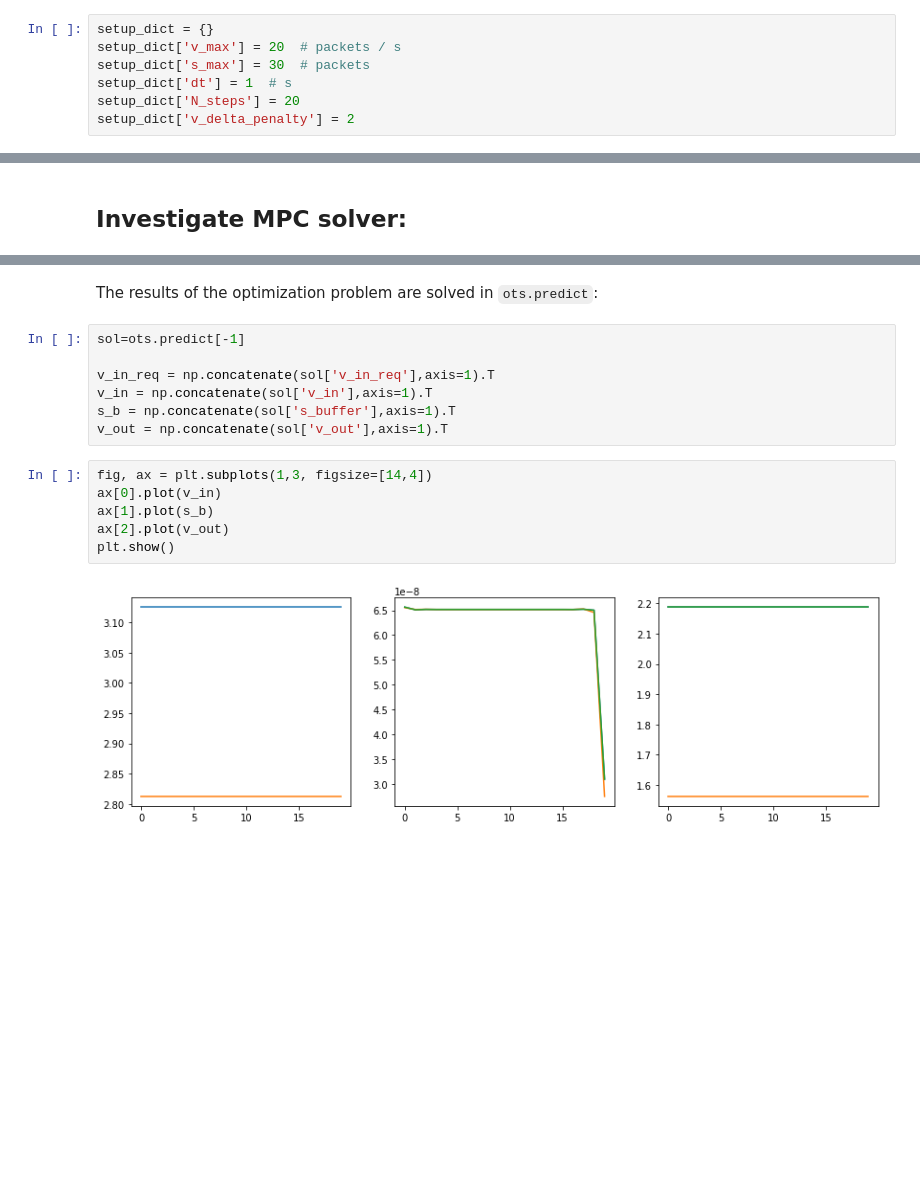
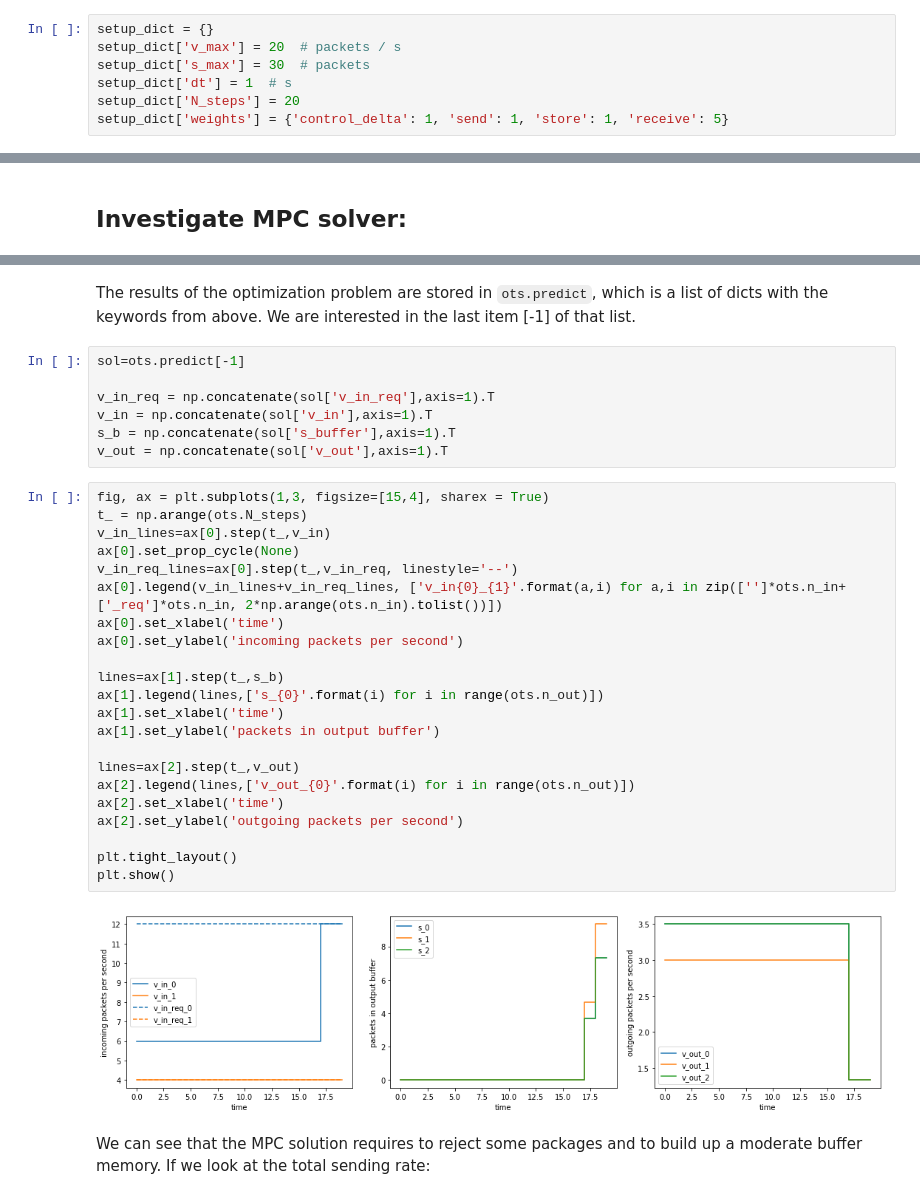
Before and after one commit to cdoepmann/predictor-core, a Jupyter notebook: OTS/ots_test.ipynb, the cells around one changed output, grey strips where cells are left out. Saved outputs shown, nothing was run; the diff lists cells and outputs as text; blank space fills up the shorter version.

````diff
--- a/OTS/ots_test.ipynb
+++ b/OTS/ots_test.ipynb
@@ -15,7 +15,7 @@ setup_dict['v_max'] = 20  # packets / s
 setup_dict['s_max'] = 30  # packets
 setup_dict['dt'] = 1  # s
 setup_dict['N_steps'] = 20
-setup_dict['v_delta_penalty'] = 2
+setup_dict['weights'] = {'control_delta': 1, 'send': 1, 'store': 1, 'receive': 5}
 # %% [markdown]
 - **v_max**: is the maximum number of packets that can be processed per second. Processing means the sum of all incoming and outgoing packets. As these incoming and outgoing packets share the same band they are collectively limited.
 - **s_max**: is the maximum number of packets in the server. The NS-F server nodes rejects packets (they are lost) if this value is to be exceeded otherwise.
@@ -315,5 +323,5 @@ Number of nonzeros in Lagrangian Hessian.............:      100
 # %% [markdown]
-The results of the optimization problem are solved in ```ots.predict```:
+The results of the optimization problem are stored in ```ots.predict```, which is a list of dicts with the keywords from above. We are interested in the last item [-1] of that list.
 # %%
 sol=ots.predict[-1]
 
@@ -321,11 +329,29 @@ v_in_req = np.concatenate(sol['v_in_req'],axis=1).T
 v_in = np.concatenate(sol['v_in'],axis=1).T
 s_b = np.concatenate(sol['s_buffer'],axis=1).T
 v_out = np.concatenate(sol['v_out'],axis=1).T
-# %%
-fig, ax = plt.subplots(1,3, figsize=[14,4])
-ax[0].plot(v_in)
-ax[1].plot(s_b)
-ax[2].plot(v_out)
-plt.show()
-# %% [output]
-[figure, removed]
+# %%
+fig, ax = plt.subplots(1,3, figsize=[15,4], sharex = True)
+t_ = np.arange(ots.N_steps)
+v_in_lines=ax[0].step(t_,v_in)
+ax[0].set_prop_cycle(None)
+v_in_req_lines=ax[0].step(t_,v_in_req, linestyle='--')
+ax[0].legend(v_in_lines+v_in_req_lines, ['v_in{0}_{1}'.format(a,i) for a,i in zip(['']*ots.n_in+['_req']*ots.n_in, 2*np.arange(ots.n_in).tolist())])
+ax[0].set_xlabel('time')
+ax[0].set_ylabel('incoming packets per second')
+
+lines=ax[1].step(t_,s_b)
+ax[1].legend(lines,['s_{0}'.format(i) for i in range(ots.n_out)])
+ax[1].set_xlabel('time')
+ax[1].set_ylabel('packets in output buffer')
+
+lines=ax[2].step(t_,v_out)
+ax[2].legend(lines,['v_out_{0}'.format(i) for i in range(ots.n_out)])
+ax[2].set_xlabel('time')
+ax[2].set_ylabel('outgoing packets per second')
+
+plt.tight_layout()
+plt.show()
+# %% [output]
+[figure, added]
+# %% [markdown]
+We can see that the MPC solution requires to reject some packages and to build up a moderate buffer memory. If we look at the total sending rate:
````
Also changed, not shown: parts of 6 cells of this notebook, 1 other file.
